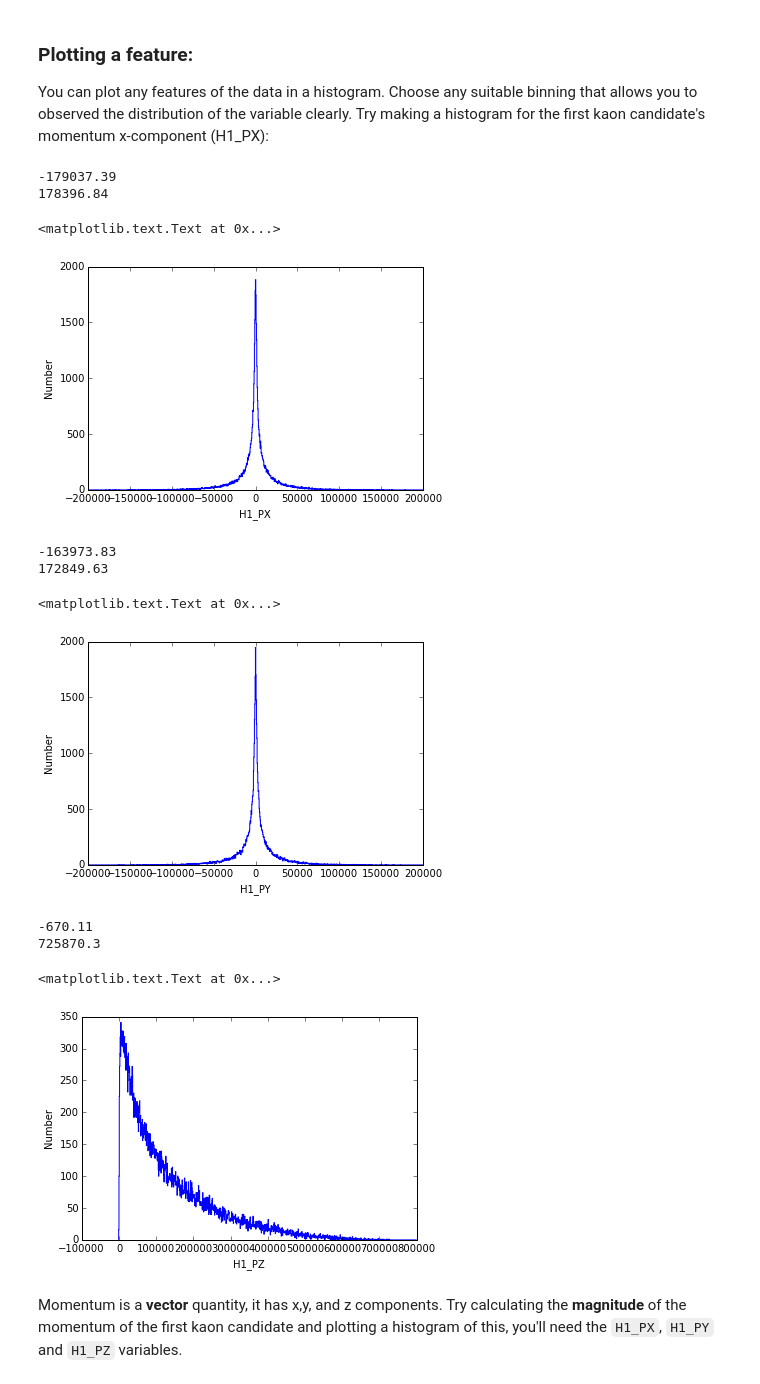
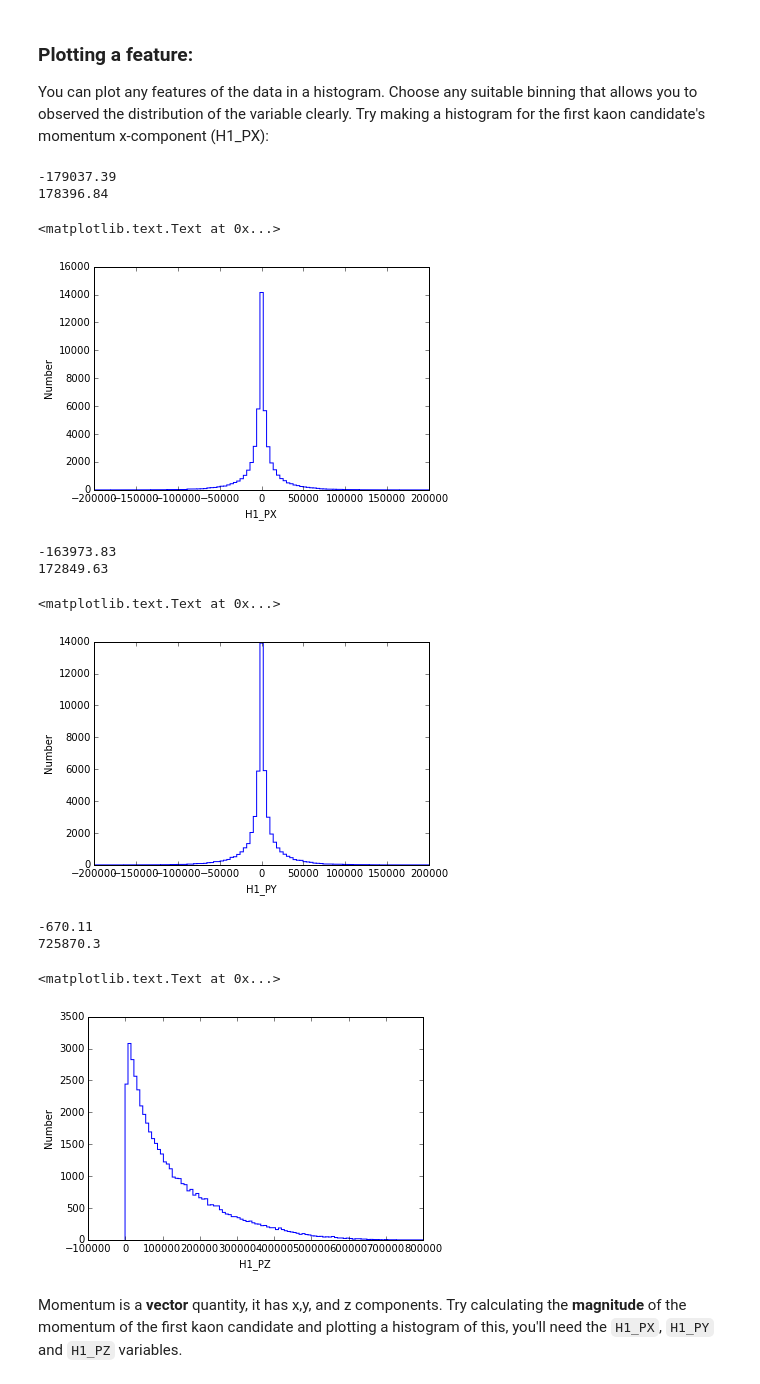
Before and after one commit to pjholt/opendata-project, a Jupyter notebook: LHCb_Open_Data_Project.ipynb, the cells around one changed output. Cells and saved outputs as stored; diff of their text form; code cells hidden in the pictures.

```diff
--- a/LHCb_Open_Data_Project.ipynb
+++ b/LHCb_Open_Data_Project.ipynb
@@ -92,38 +90,38 @@ You can plot any features of the data in a histogram. Choose any suitable binnin
 # make a histogram of the H1_PX variable here
 print(sim_data.H1_PX.min())
 print(sim_data.H1_PX.max())
-H_sim_data_H1_PX = sim_data.H1_PX.hist(bins=1001, range=[-200000, 200000])
+H_sim_data_H1_PX = sim_data.H1_PX.hist(bins=101, range=[-200000, 200000])
 xlabel('H1_PX')
 ylabel('Number')
 # %% [output]
 -179037.39
 178396.84
 <matplotlib.text.Text at 0x...>
-[figure, old version]
+[figure, new version]
 # %%
 # make a histogram of the H1_PY variable here
 print(sim_data.H1_PY.min())
 print(sim_data.H1_PY.max())
-H_sim_data_H1_PY = sim_data.H1_PY.hist(bins=1001, range=[-200000, 200000])
+H_sim_data_H1_PY = sim_data.H1_PY.hist(bins=101, range=[-200000, 200000])
 xlabel('H1_PY')
 ylabel('Number')
 # %% [output]
 -163973.83
 172849.63
 <matplotlib.text.Text at 0x...>
-[figure, old version]
+[figure, new version]
 # %%
 # make a histogram of the H1_PZ variable here
 print(sim_data.H1_PZ.min())
 print(sim_data.H1_PZ.max())
-H_sim_data_H1_PZ = sim_data.H1_PZ.hist(bins=1001, range=[-1000, 800000])
+H_sim_data_H1_PZ = sim_data.H1_PZ.hist(bins=101, range=[-1000, 800000])
 xlabel('H1_PZ')
 ylabel('Number')
 # %% [output]
 -670.11
 725870.3
 <matplotlib.text.Text at 0x...>
-[figure, old version]
+[figure, new version]
 # %% [markdown]
 Momentum is a **vector** quantity, it has x,y, and z components. Try calculating the **magnitude** of the momentum of the first kaon candidate and plotting a histogram of this, you'll need the `H1_PX`, `H1_PY` and `H1_PZ` variables.
 # %%
```
Also changed, not shown: parts of 9 cells of this notebook.
